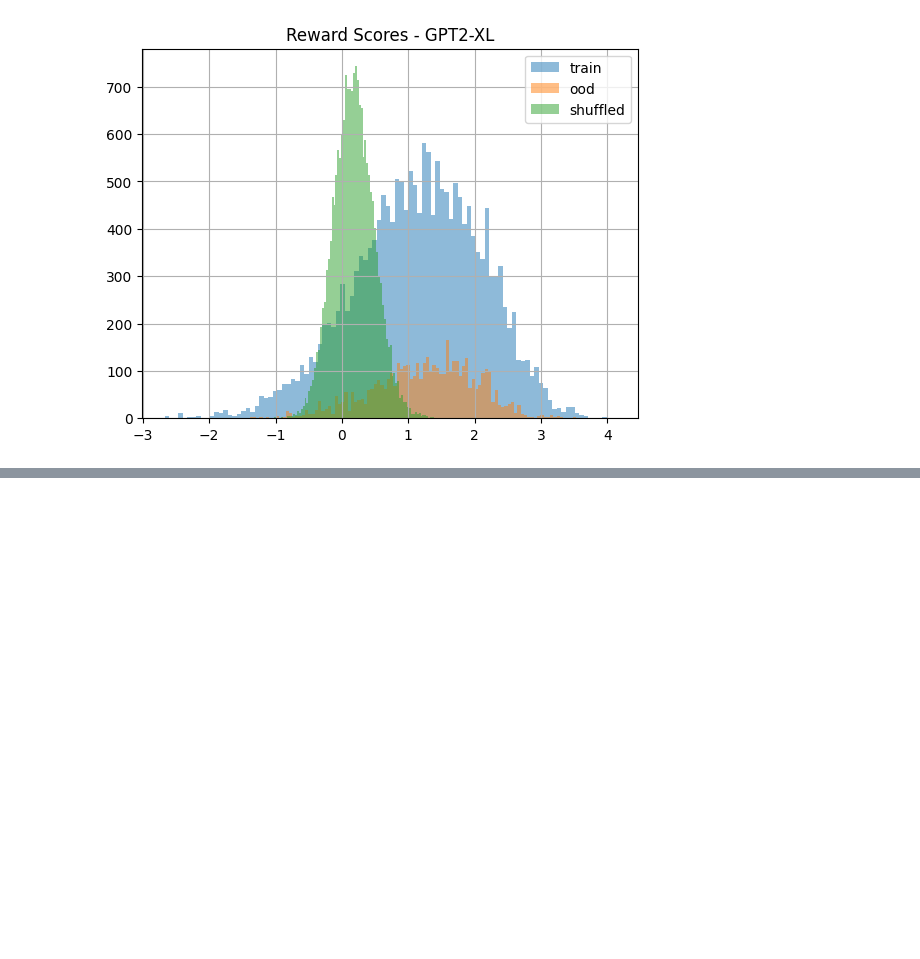
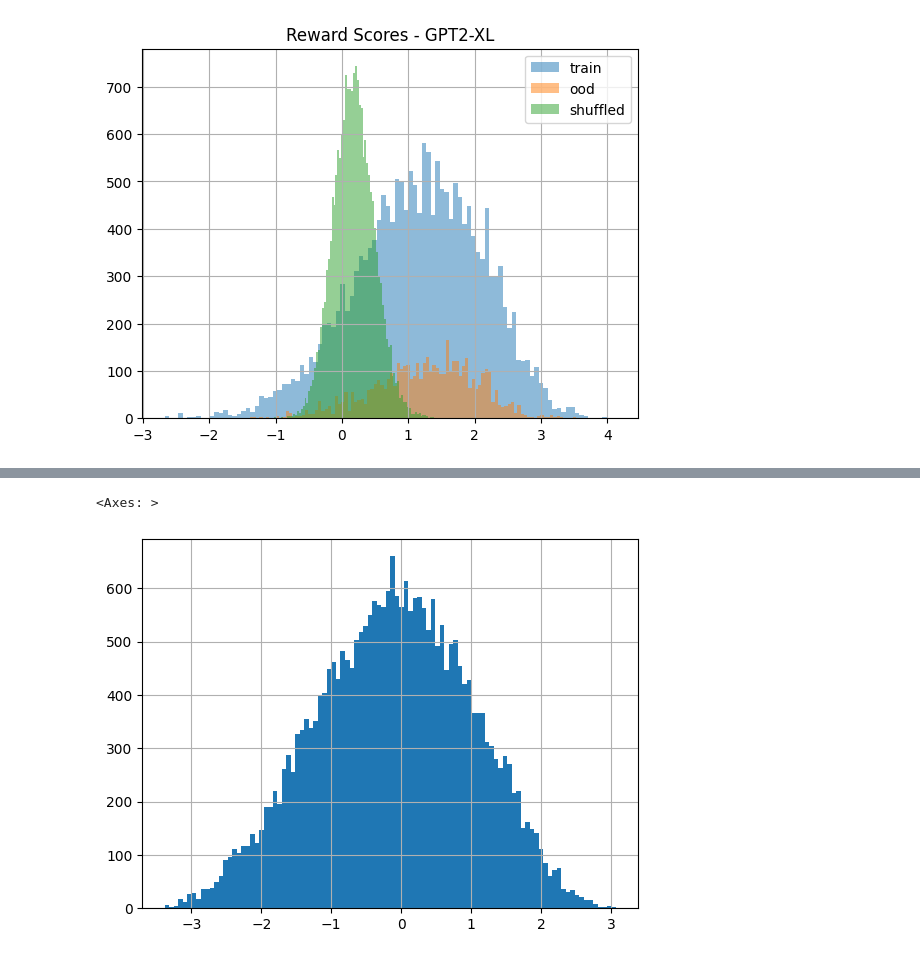
Before and after one commit to luckeciano/BAL-PM, a Jupyter notebook: jupyter/FeatureSpacePreferenceModels.ipynb, the cells around one changed output, grey strips where cells are left out. Saved outputs shown, nothing was run; the diff lists cells and outputs as text; code cells hidden in the pictures; blank space fills up the shorter version.

```diff
--- a/jupyter/FeatureSpacePreferenceModels.ipynb
+++ b/jupyter/FeatureSpacePreferenceModels.ipynb
@@ -134,3 +134,5 @@ plt.title("Reward Scores - GPT2-XL")
 # %% [output]
 Text(0.5, 1.0, 'Reward Scores - GPT2-XL')
 [figure]
+# %%
+ood_df = pd.read_csv('/users/lucelo/UQLRM/metadata_single_mlp.tsv', sep='\t', header=0)
@@ -136,0 +148,5 @@ Text(0.5, 1.0, 'Reward Scores - GPT2-XL')
+# %%
+ood_df['RewardScore'].hist(bins=100)
+# %% [output]
+<Axes: >
+[figure, added]
```
Also changed, not shown: parts of 37 cells of this notebook, 3 other files.
